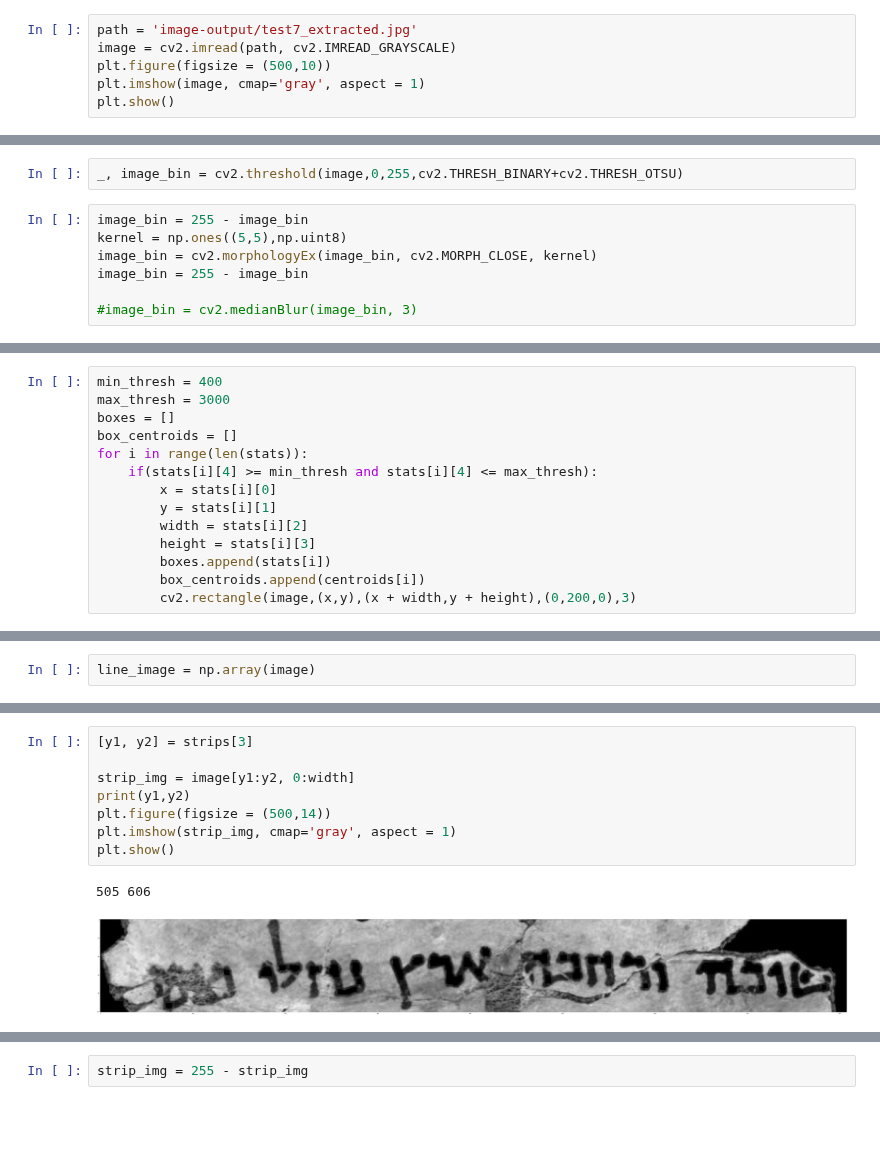
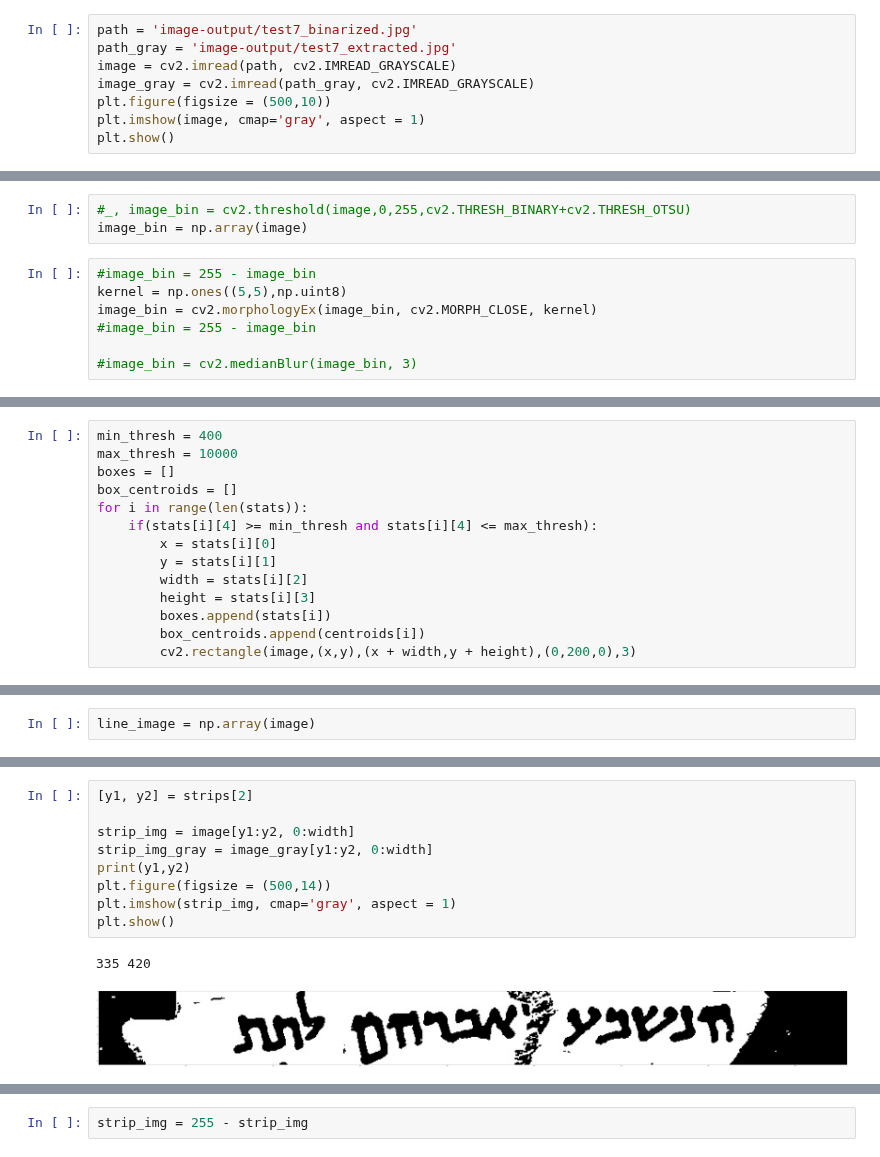
Before and after one commit to zeroxenator/hwr, a Jupyter notebook: Preprocessing/word_segmentation.ipynb, the cells around one changed output, grey strips where cells are left out. Saved outputs shown, nothing was run; the diff lists cells and outputs as text; blank space fills up the shorter version.

```diff
--- a/Preprocessing/word_segmentation.ipynb
+++ b/Preprocessing/word_segmentation.ipynb
@@ -3,8 +3,10 @@ import cv2
 import numpy as np
 import matplotlib.pyplot as plt
 # %%
-path = 'image-output/test7_extracted.jpg'
+path = 'image-output/test7_binarized.jpg'
+path_gray = 'image-output/test7_extracted.jpg'
 image = cv2.imread(path, cv2.IMREAD_GRAYSCALE)
+image_gray = cv2.imread(path_gray, cv2.IMREAD_GRAYSCALE)
 plt.figure(figsize = (500,10))
 plt.imshow(image, cmap='gray', aspect = 1)
 plt.show()
@@ -13,10 +15,11 @@ plt.show()
 # %%
-_, image_bin = cv2.threshold(image,0,255,cv2.THRESH_BINARY+cv2.THRESH_OTSU)
+#_, image_bin = cv2.threshold(image,0,255,cv2.THRESH_BINARY+cv2.THRESH_OTSU)
+image_bin = np.array(image)
 # %%
-image_bin = 255 - image_bin
+#image_bin = 255 - image_bin
 kernel = np.ones((5,5),np.uint8)
 image_bin = cv2.morphologyEx(image_bin, cv2.MORPH_CLOSE, kernel)
-image_bin = 255 - image_bin
+#image_bin = 255 - image_bin
 
 #image_bin = cv2.medianBlur(image_bin, 3)
 # %%
@@ -75,6 +78,6 @@ array([[     3,     13,    801,   1067, 385150],
 # %%
 min_thresh = 400
-max_thresh = 3000
+max_thresh = 10000
 boxes = []
 box_centroids = []
 for i in range(len(stats)):
@@ -183,14 +186,15 @@ plt.show()
 # %%
-[y1, y2] = strips[3]
+[y1, y2] = strips[2]
 
 strip_img = image[y1:y2, 0:width]
+strip_img_gray = image_gray[y1:y2, 0:width]
 print(y1,y2)
 plt.figure(figsize = (500,14))
 plt.imshow(strip_img, cmap='gray', aspect = 1)
 plt.show()
 # %% [output]
-505 606
+335 420
-[figure, old version]
+[figure, new version]
 # %%
 strip_img = cv2.morphologyEx(strip_img, cv2.MORPH_CLOSE, kernel)
 #strip_img = cv2.GaussianBlur(strip_img, (5,5) , 0)
```
Also changed, not shown: parts of 22 cells of this notebook, 4 other files.
